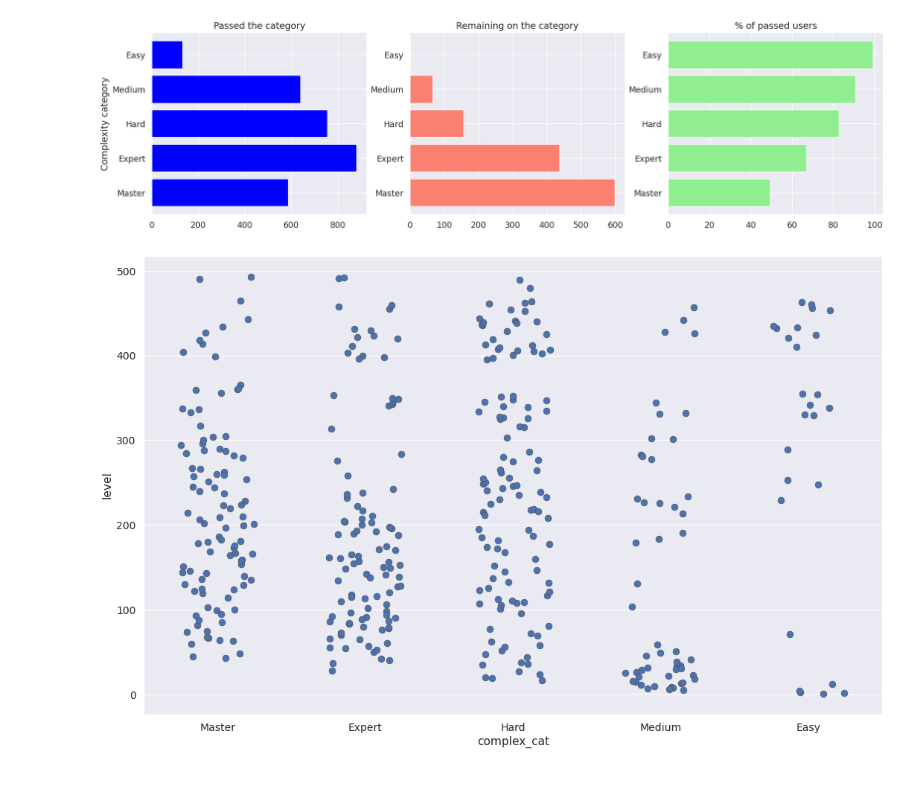
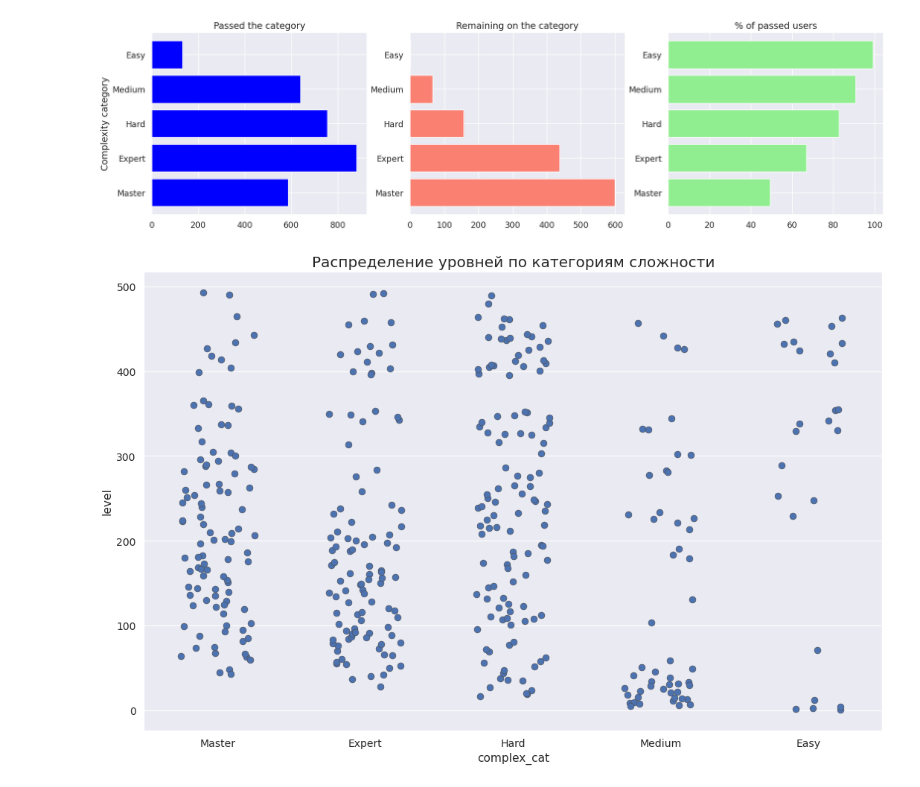
Before and after one commit to AAlekhina/Task2, a Jupyter notebook: Task2.ipynb, the cells around one changed output. Drawn from its saved outputs; the diff is of its cells as text; code cells hidden in the pictures.

```diff
--- a/Task2.ipynb
+++ b/Task2.ipynb
@@ -410,11 +506,11 @@ Text(0.5, 1.0, '% of passed users')
 # %%
 # Распределение уровней по категориям
 
 fig, ax = plt.subplots(figsize=(16,10), dpi= 80)
 sns.stripplot(y=metrics['level'], x=metrics['complex_cat'], jitter=0.25, size=8, ax=ax, linewidth=.5)
 
 # Decorations
-#plt.title('Use jittered plots to avoid overlapping of points', fontsize=22)
+plt.title('Распределение уровней по категориям сложности', fontsize=18)
 plt.show()
 # %% [output]
-[figure, old version]
+[figure, new version]
```
Also changed, not shown: parts of 11 cells of this notebook.
